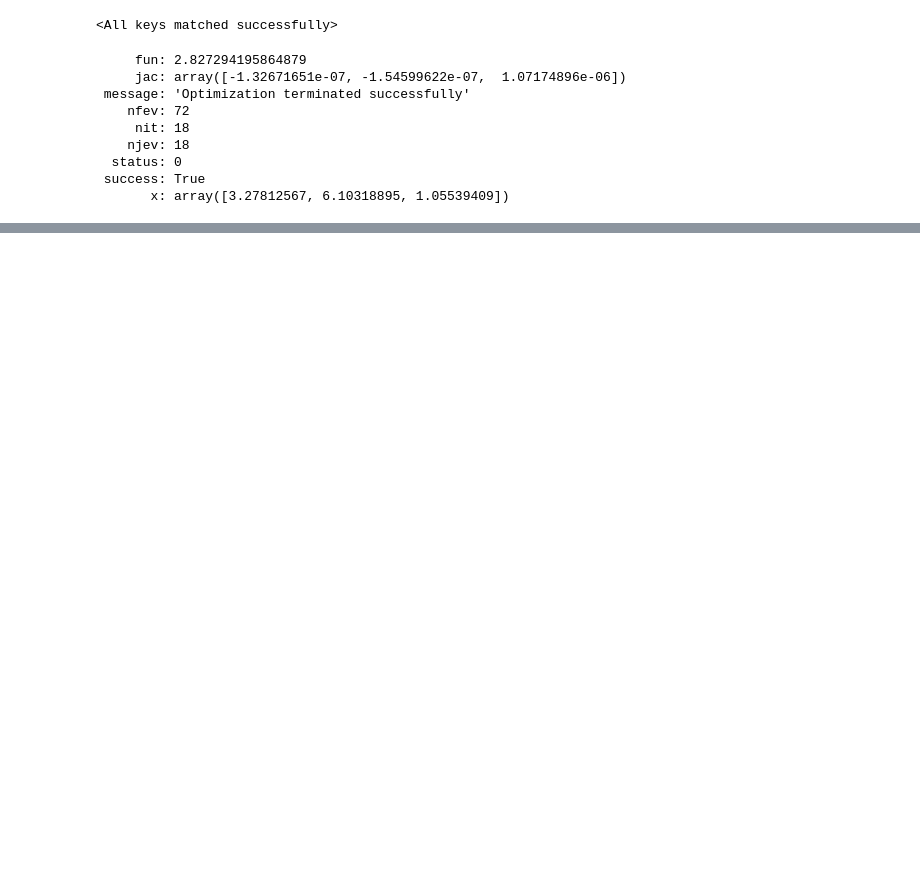
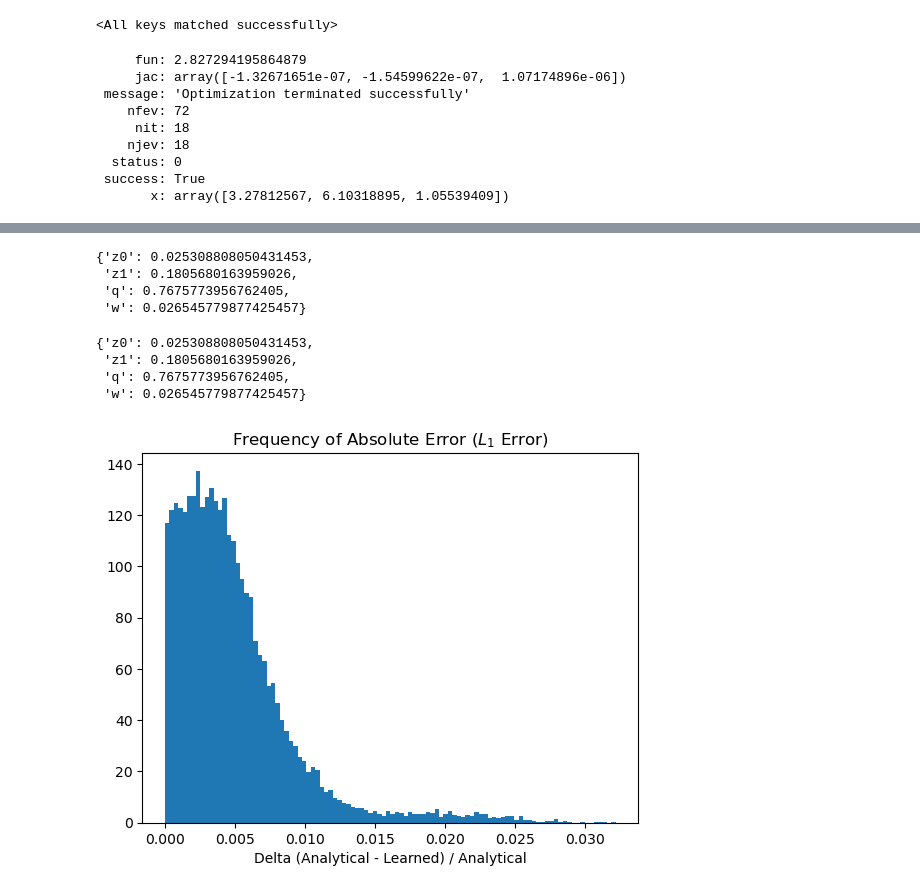
Before and after one commit to ephoris/endure-jupyter, a Jupyter notebook: model-notebooks/model-opt.ipynb, the cells around one changed output, grey strips where cells are left out. Drawn from its saved outputs; the diff is of its cells as text; code cells hidden in the pictures; blank space fills up the shorter version.

```diff
--- a/model-notebooks/model-opt.ipynb
+++ b/model-notebooks/model-opt.ipynb
@@ -63,11 +66,19 @@ def create_pairs(T, Q):
              l2_norm(t_frac, 1 - q_frac),
              l2_norm(t_frac, q_frac))
     normalizer = sum(norms)
-    pairs = [(np.floor(T), np.floor(Q), norms[0] / normalizer),
-             (np.floor(T), np.ceil(Q), norms[1] / normalizer),
-             (np.ceil(T), np.floor(Q), norms[2] / normalizer),
-             (np.ceil(T), np.ceil(Q), norms[3] / normalizer)]
-
+    pairs = [[np.floor(T), np.floor(Q), norms[0] / normalizer],
+             [np.floor(T), np.ceil(Q), norms[1] / normalizer],
+             [np.ceil(T), np.floor(Q), norms[2] / normalizer],
+             [np.ceil(T), np.ceil(Q), norms[3] / normalizer]]
+    for idx, (t, q, norm) in enumerate(pairs):
+        if t <= T_LOWER_LIM:
+            pairs[idx][0] = T_LOWER_LIM
+        if t >= T_UPPER_LIM:
+            pairs[idx][0] = T_UPPER_LIM
+        if q >= T_UPPER_LIM - 1:
+            pairs[idx][1] = T_UPPER_LIM - 1
+        if t <= T_UPPER_LIM - 1:
+            pairs[idx][1] = T_LOWER_LIM - 1
     return pairs
 
 def cost_func_learned_eval(args, wl):
@@ -87,7 +98,6 @@ def cost_func_learned(args, wl):
     val = 0
     for (t_prime, q_prime, frac) in pairs:
         val += frac * cost_func_learned_eval([h, t_prime, q_prime], wl)
-
     return val
 # %%
 def optimize(func=None, h_initial=9., T_initial=5., Q_initial=3., eps=1e-6, display=False):
@@ -259,8 +322,8 @@ def gen_workload_heat(samples=10):
     for _ in tqdm(range(samples)):
         z0, z1, q, w = sample_workload(dimensions=4)
         wl = {'z0': z0, 'z1': z1, 'q': q, 'w': w}
-        learn = optimize(func=lambda x: cost_func_learned(x, wl), eps=1e-6, display=False)
-        hand = optimize(func=lambda x: cost_func_objective(x, wl), eps=1e-6, display=False)
+        learn = optimize(func=lambda x: cost_func_learned(x, wl), eps=1e-3, display=False)
+        hand = optimize(func=lambda x: cost_func_objective(x, wl), eps=1e-3, display=False)
         cost_learn = cost_func_objective(learn.x, wl)
         cost_hand = cost_func_objective(hand.x, wl)
         df.append({
@@ -280,0 +363,21 @@ plt.title('Frequency of Error: Positive is Better')
+# %%
+df.iloc[320].wl
+# %% [output]
+{'z0': 0.025308808050431453,
+ 'z1': 0.1805680163959026,
+ 'q': 0.7675773956762405,
+ 'w': 0.026545779877425457}
+# %%
+df_tmp = gen_hist_data(df.iloc[320].wl)
+
+df_tmp['delta'] = abs((df_tmp['analytical'] - df_tmp['learned']) / df_tmp['analytical'])
+n, bins, patches = plt.hist(x=df_tmp['delta'], bins='auto', density=True)
+plt.xlabel('Delta (Analytical - Learned) / Analytical')
+plt.title('Frequency of Absolute Error ($L_1$ Error)')
+df.iloc[320].wl
+# %% [output]
+{'z0': 0.025308808050431453,
+ 'z1': 0.1805680163959026,
+ 'q': 0.7675773956762405,
+ 'w': 0.026545779877425457}
+[figure, added]
```
Also changed, not shown: parts of 15 cells of this notebook.
